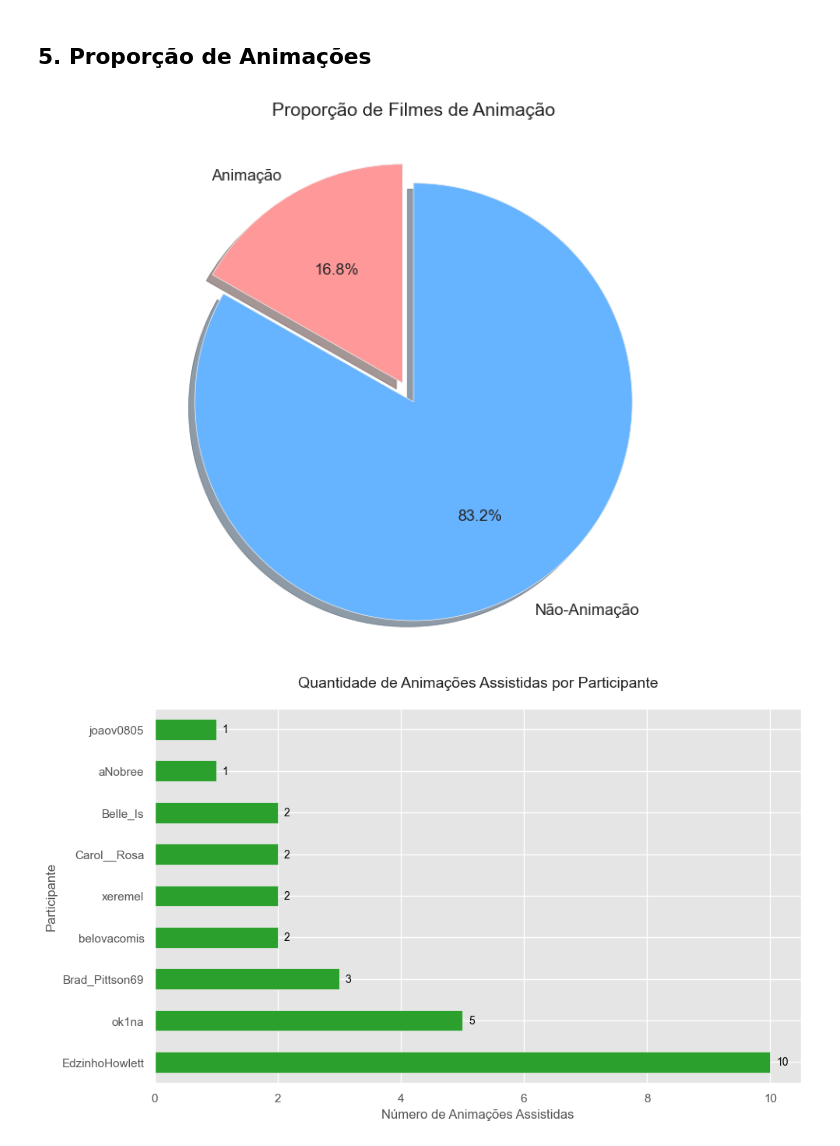
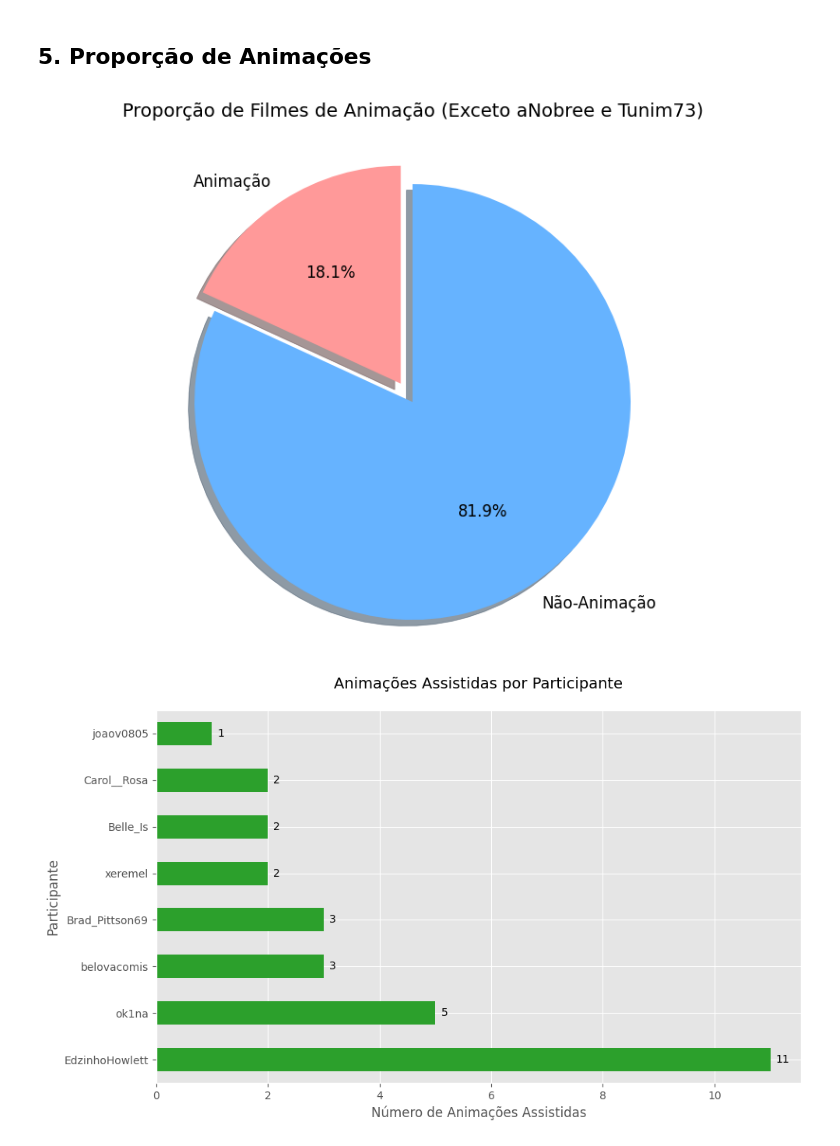
Before and after one commit to Gallicchio-Tavares/Analise-estatistica-participantes, a Jupyter notebook: 2025/analise_final.ipynb, the cells around one changed output. Drawn from its saved outputs; the diff is of its cells as text; code cells hidden in the pictures.

```diff
--- a/2025/analise_final.ipynb
+++ b/2025/analise_final.ipynb
@@ -609,50 +693,54 @@ Brasil, Canadá, Cuba, Dinamarca, EUA, França, Guiné-Bissau, Japão, Mauritân
 ## Configurações iniciais
 plt.style.use('ggplot')
 
-## Análise da proporção de animações
-total_filmes = len(df)
-animacoes = df['Flag'].sum()
+# Filtrar para excluir os participantes indesejados
+participantes_excluidos = ['aNobree', 'Tunim73']
+df_filtrado = df[~df['Assistido por'].isin(participantes_excluidos)]
+
+## Análise da proporção de animações (com dados filtrados)
+total_filmes = len(df_filtrado)
+animacoes = df_filtrado['Flag'].sum()
 nao_animacoes = total_filmes - animacoes
 
 # Dados para o gráfico
 labels = ['Animação', 'Não-Animação']
 sizes = [animacoes, nao_animacoes]
 colors = ['#ff9999', '#66b3ff']
 explode = (0.1, 0)  # destaque para animações
 
 # Gráfico de pizza
 fig1, ax1 = plt.subplots(figsize=(8, 6))
 ax1.pie(sizes, explode=explode, labels=labels, colors=colors, autopct='%1.1f%%',
         shadow=True, startangle=90, textprops={'fontsize': 12})
-ax1.axis('equal')  # Equal aspect ratio ensures pie is drawn as a circle
-plt.title('Proporção de Filmes de Animação', pad=20, fontsize=14)
+ax1.axis('equal')
+plt.title('Proporção de Filmes de Animação (Exceto aNobree e Tunim73)', pad=20, fontsize=14)
 plt.tight_layout()
 
-## Análise por participante
-animacoes_por_pessoa = df[df['Flag'] == 1]['Assistido por'].value_counts()
+## Análise por participante (com dados filtrados)
+animacoes_por_pessoa = df_filtrado[df_filtrado['Flag'] == 1]['Assistido por'].value_counts()
 
 # Gráfico de barras
 fig2, ax2 = plt.subplots(figsize=(10, 6))
 animacoes_por_pessoa.plot(kind='barh', color='#2ca02c')
-ax2.set_title('Quantidade de Animações Assistidas por Participante', pad=20, fontsize=14)
+ax2.set_title('Animações Assistidas por Participante', pad=20, fontsize=14)
 ax2.set_xlabel('Número de Animações Assistidas')
 ax2.set_ylabel('Participante')
 
 # Adicionar valores nas barras
 for i, v in enumerate(animacoes_por_pessoa):
     ax2.text(v + 0.1, i, str(v), color='black', va='center')
 
 plt.tight_layout()
 plt.show()
 
-## Resultados numéricos
-print("\n=== RESUMO ESTATÍSTICO ===")
-print(f"Total de filmes na lista: {total_filmes}")
+## Resultados numéricos atualizados
+print("\n=== RESUMO ESTATÍSTICO (FILTRADO) ===")
+print(f"Total de filmes na lista (filtrada): {total_filmes}")
 print(f"Filmes de animação: {animacoes} ({animacoes/total_filmes:.1%})")
 print(f"Filmes que não são animação: {nao_animacoes} ({nao_animacoes/total_filmes:.1%})")
 
-print("\n=== ANIMAÇÕES POR PARTICIPANTE ===")
+print("\n=== ANIMAÇÕES POR PARTICIPANTE (FILTRADO) ===")
 print(animacoes_por_pessoa.to_string())
 # %% [output]
-[figure, old version]
+[figure, new version]
-[figure, old version]
+[figure, new version]
```
Also changed, not shown: parts of 12 cells of this notebook, 4 other files.
